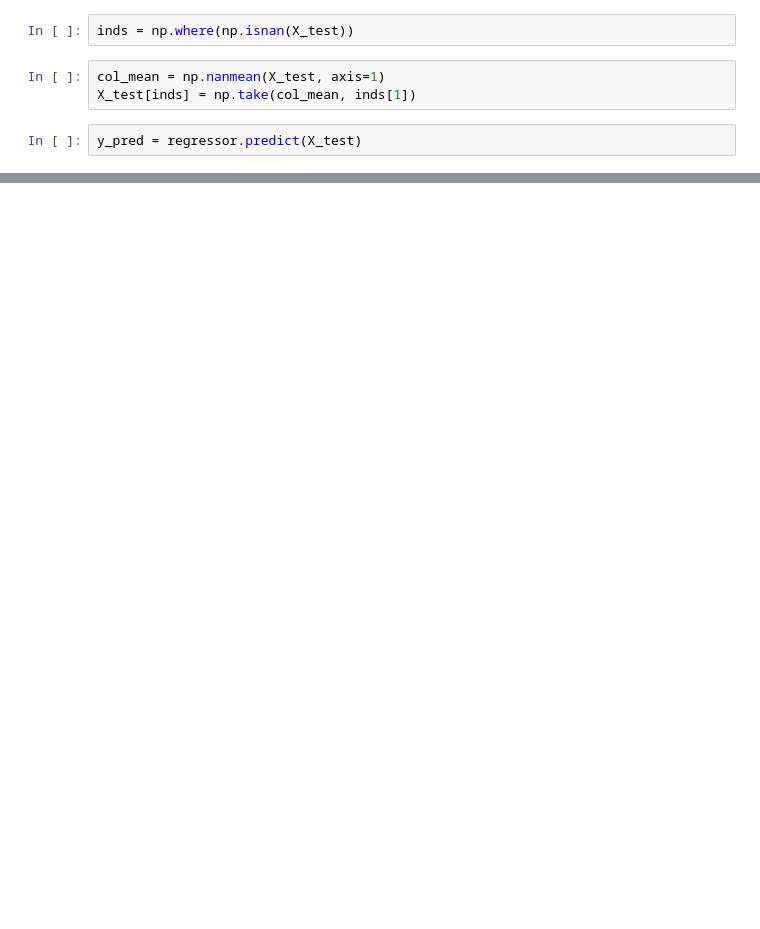
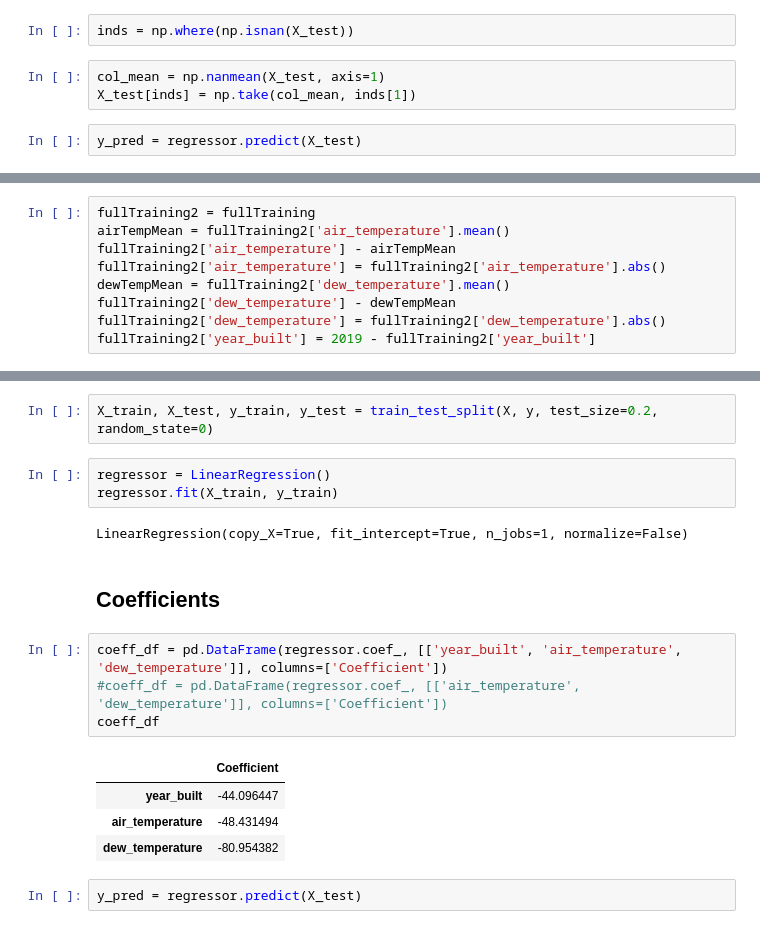
Before and after one commit to rupalisaini/energypredictor, a Jupyter notebook: energypredictor.ipynb, the cells around one changed output, grey strips where cells are left out. Drawn from its saved outputs; the diff is of its cells as text; blank space fills up the shorter version.

```diff
--- a/energypredictor.ipynb
+++ b/energypredictor.ipynb
@@ -409,0 +386,9 @@ print(X_test[:5])
+# %%
+fullTraining2 = fullTraining
+airTempMean = fullTraining2['air_temperature'].mean()
+fullTraining2['air_temperature'] - airTempMean
+fullTraining2['air_temperature'] = fullTraining2['air_temperature'].abs()
+dewTempMean = fullTraining2['dew_temperature'].mean()
+fullTraining2['dew_temperature'] - dewTempMean
+fullTraining2['dew_temperature'] = fullTraining2['dew_temperature'].abs()
+fullTraining2['year_built'] = 2019 - fullTraining2['year_built']
@@ -409,0 +421,20 @@ print(X_test[:5])
+# %%
+X_train, X_test, y_train, y_test = train_test_split(X, y, test_size=0.2, random_state=0)
+# %%
+regressor = LinearRegression()
+regressor.fit(X_train, y_train)
+# %% [output]
+LinearRegression(copy_X=True, fit_intercept=True, n_jobs=1, normalize=False)
+# %% [markdown]
+## Coefficients
+# %%
+coeff_df = pd.DataFrame(regressor.coef_, [['year_built', 'air_temperature', 'dew_temperature']], columns=['Coefficient'])
+#coeff_df = pd.DataFrame(regressor.coef_, [['air_temperature', 'dew_temperature']], columns=['Coefficient'])
+coeff_df
+# %% [output]
+|  | Coefficient |
+| year_built | -44.096447 |
+| air_temperature | -48.431494 |
+| dew_temperature | -80.954382 |
+# %%
+y_pred = regressor.predict(X_test)
```
Also changed, not shown: parts of 35 cells of this notebook.
